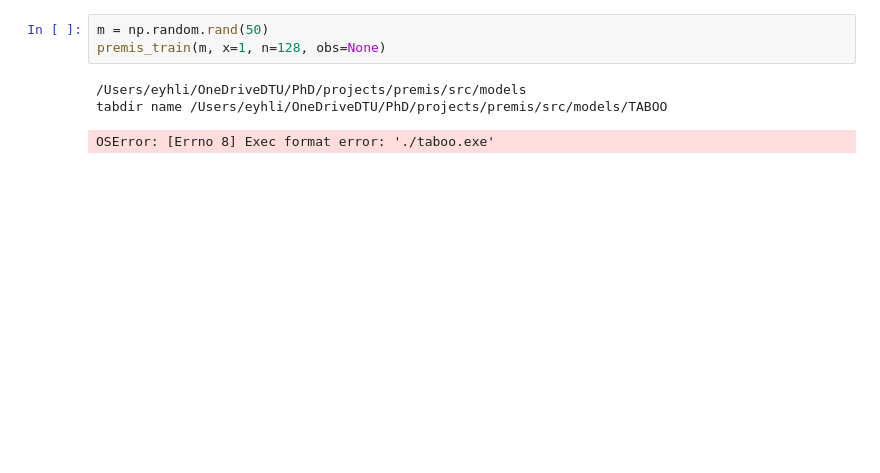
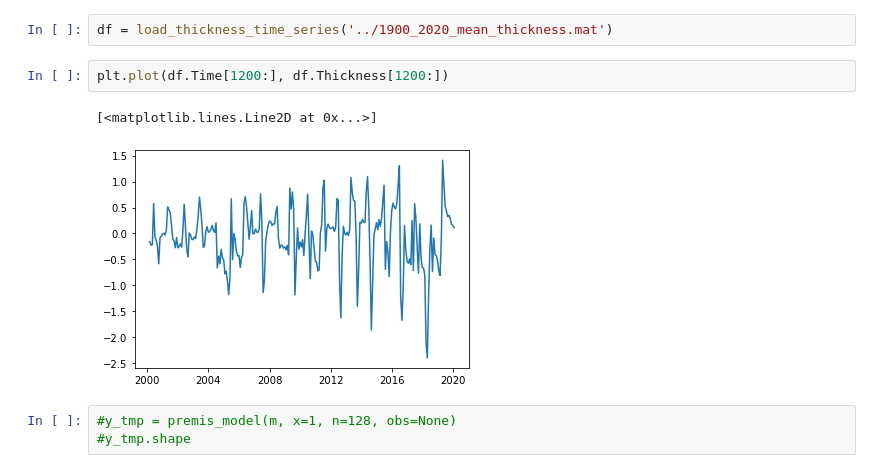
Before and after one commit to eyhl/premis, a Jupyter notebook: notebooks/model_pipeline.ipynb, the cells around one changed output. Cells and saved outputs as stored; diff of their text form; blank space fills up the shorter version.

Commit message:
model_pibeline loads height data and transforms int dHdt

```diff
--- a/notebooks/model_pipeline.ipynb
+++ b/notebooks/model_pipeline.ipynb
@@ -6,7 +35,10 @@ import numpy as np
+# %%
+df = load_thickness_time_series('../1900_2020_mean_thickness.mat')
+# %%
+plt.plot(df.Time[1200:], df.Thickness[1200:])
+# %% [output]
+[<matplotlib.lines.Line2D at 0x...>]
+[figure, added]
 # %%
-m = np.random.rand(50)
-premis_train(m, x=1, n=128, obs=None)
+#y_tmp = premis_model(m, x=1, n=128, obs=None)
+#y_tmp.shape
-# %% [output]
-/Users/eyhli/OneDriveDTU/PhD/projects/premis/src/models
-tabdir name /Users/eyhli/OneDriveDTU/PhD/projects/premis/src/models/TABOO
-OSError: [Errno 8] Exec format error: './taboo.exe'
```
Also changed, not shown: parts of 14 cells of this notebook, 2 other files.
